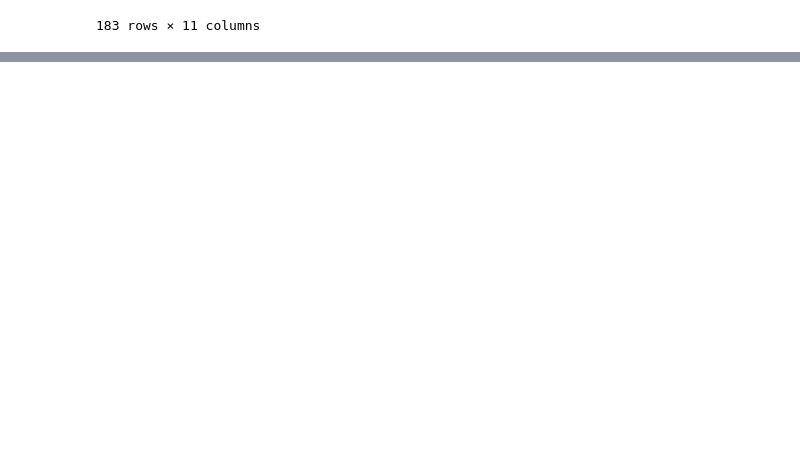
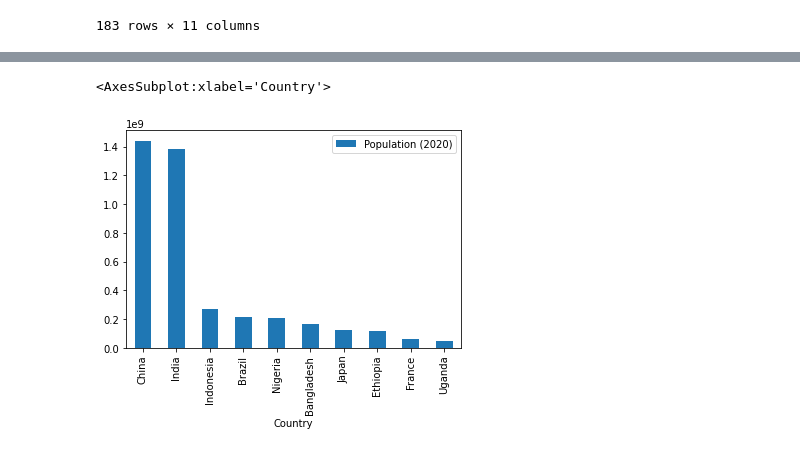
Before and after one commit to Cbeeb121/EECS731-JimmyWrangler, a Jupyter notebook: suicide_rates_notebook.ipynb, the cells around one changed output, grey strips where cells are left out. Drawn from its saved outputs; the diff is of its cells as text; code cells hidden in the pictures; blank space fills up the shorter version.

```diff
--- a/suicide_rates_notebook.ipynb
+++ b/suicide_rates_notebook.ipynb
@@ -689,0 +642,5 @@ male_df.sort_values(by="mean", ascending=False)
+# %%
+top_10_countries_by_suicide.sort_values("Population (2020)", ascending=False).plot(x="Country", y= "Population (2020)", kind="bar")
+# %% [output]
+<AxesSubplot:xlabel='Country'>
+[figure, added]
```
Also changed, not shown: parts of 26 cells of this notebook, 2 other files.
